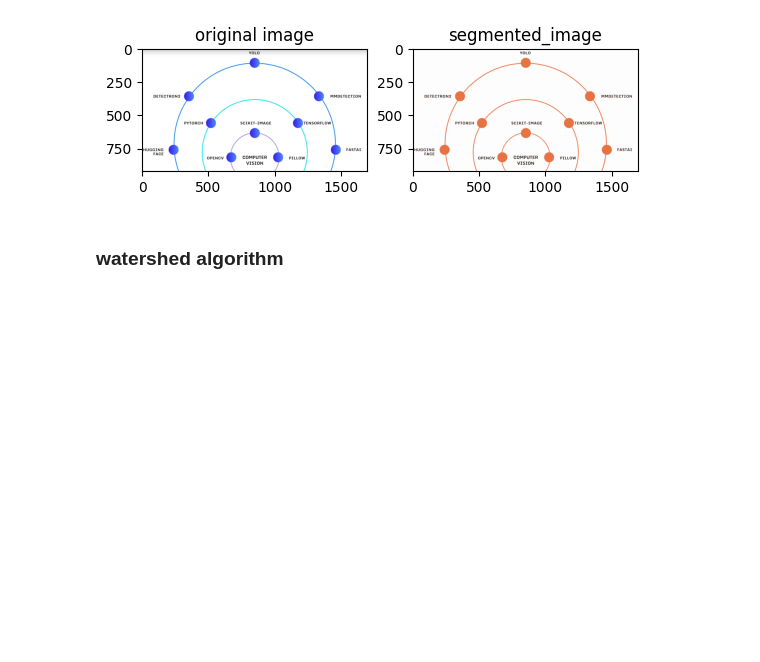
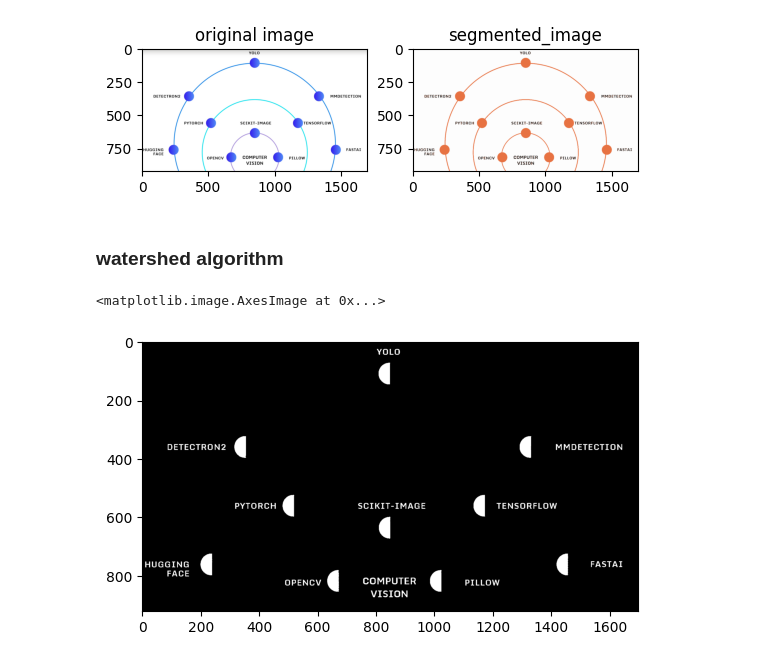
Before and after one commit to Arannamoy-Mondal/NLP-MLOPS, a Jupyter notebook: Computer Vision/Open CV/17 Image Segmentation Using openCV.ipynb, the cells around one changed output. Cells and saved outputs as stored; diff of their text form; code cells hidden in the pictures; blank space fills up the shorter version.

```diff
--- a/Computer Vision/Open CV/17 Image Segmentation Using openCV.ipynb
+++ b/Computer Vision/Open CV/17 Image Segmentation Using openCV.ipynb
@@ -81,3 +81,10 @@ plt.show()
 [figure]
 # %% [markdown]
 ### watershed algorithm
+# %%
+grey=cv2.cvtColor(image,cv2.COLOR_BGR2GRAY)
+_,thresh=cv2.threshold(grey,130,255,cv2.THRESH_BINARY_INV)
+plt.imshow(thresh,cmap="grey")
+# %% [output]
+<matplotlib.image.AxesImage at 0x...>
+[figure, added]
```
Also changed, not shown: parts of 10 cells of this notebook.
